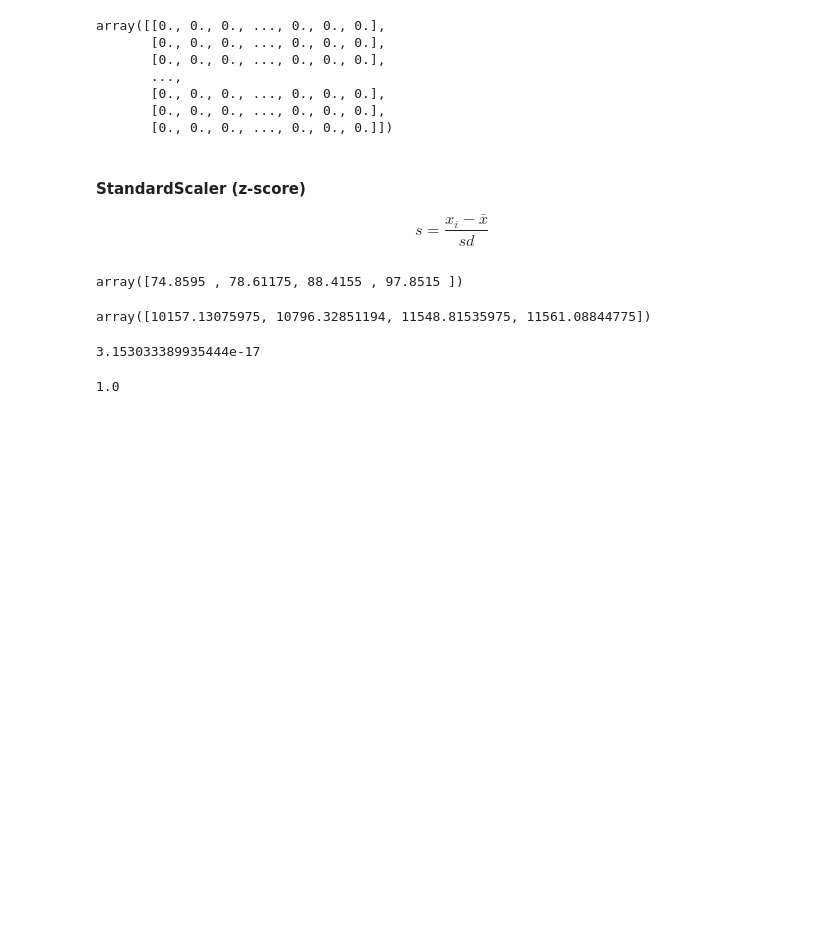
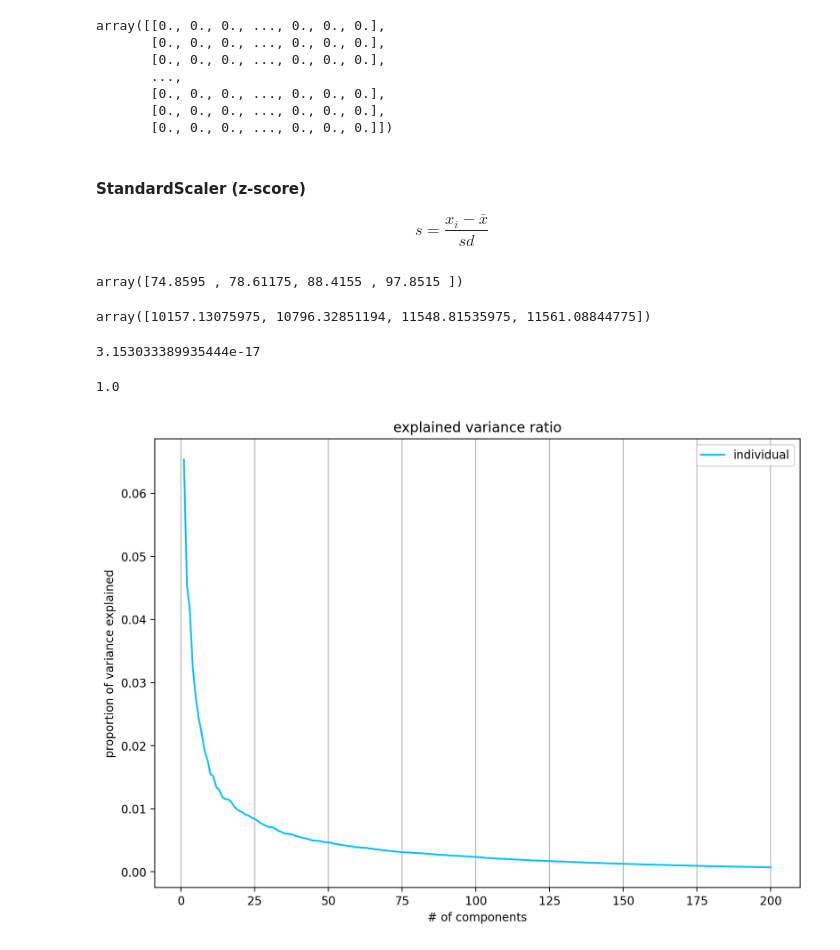
Before and after one commit to pNatTueku/ml_learning_with_ajprasertcbs, a Jupyter notebook: notebooks/pca_visualize_and_classify_mnist_hanfdwritten_img.ipynb, the cells around one changed output. Drawn from its saved outputs; the diff is of its cells as text; code cells hidden in the pictures; blank space fills up the shorter version.

```diff
--- a/notebooks/pca_visualize_and_classify_mnist_hanfdwritten_img.ipynb
+++ b/notebooks/pca_visualize_and_classify_mnist_hanfdwritten_img.ipynb
@@ -213,3 +213,50 @@ X_train_t[:, 321].mean()
 X_train_t[:, 321].std()
 # %% [output]
 1.0
+# %%
+# a function to scree plot
+
+def scree_plot(X, n_components, with_cumulative = False, show_data_label = False, figsize = (10, 7)):
+
+    '''
+    PCA scree plot with cumulative
+    '''
+    scaler = StandardScaler()
+    X_t = scaler.fit_transform(X)
+
+    max_components = min(X.shape)
+    x = np.arange(1, n_components + 1)
+    pca = PCA(n_components = max_components)
+    pca.fit_transform(X_t)
+    y1 = pca.explained_variance_ratio_[:n_components]
+    y2 = np.cumsum(pca.explained_variance_ratio_)[:n_components]
+
+    plt.figure(figsize = figsize)
+
+    if n_components > 20:
+        marker = None
+    else:
+        marker = 'o'
+    if with_cumulative:
+        plt.plot(x, y2, linestyle = '--', marker = marker, label = 'cumulative', color = 'salmon')
+
+    plt.plot(x, y1, linestyle = '-', marker = marker, label = 'individual', color = 'deepskyblue')
+    plt.title('explained variance ratio')
+    plt.xlabel('# of components')
+    plt.ylabel('proportion of variance explained')
+    plt.legend()
+    if with_cumulative:
+        [plt.axhline(y = xl, color = '.7', linestyle = '--') for xl in [.8, .9, .95, 1]]
+    plt.grid(axis = 'x')
+
+    if show_data_label:
+        for n, v, cv in zip(np.nditer(x, flags = ['refs_ok']),
+                            np.nditer(y1, flags = ['refs_ok']),
+                            np.nditer(y2, flags = ['refs_ok'])):
+                plt.text(n+.02, v+.02, f'{v*100:.2f}%', fontsize = 10)
+                if with_cumulative:
+                    plt.text(n+.02, cv+.02, f'{cv*100:.2f}%', fontsize = 10)
+# %%
+scree_plot(X_train, 200, False, False)
+# %% [output]
+[figure, added]
```
Also changed, not shown: parts of 1 cell of this notebook.
